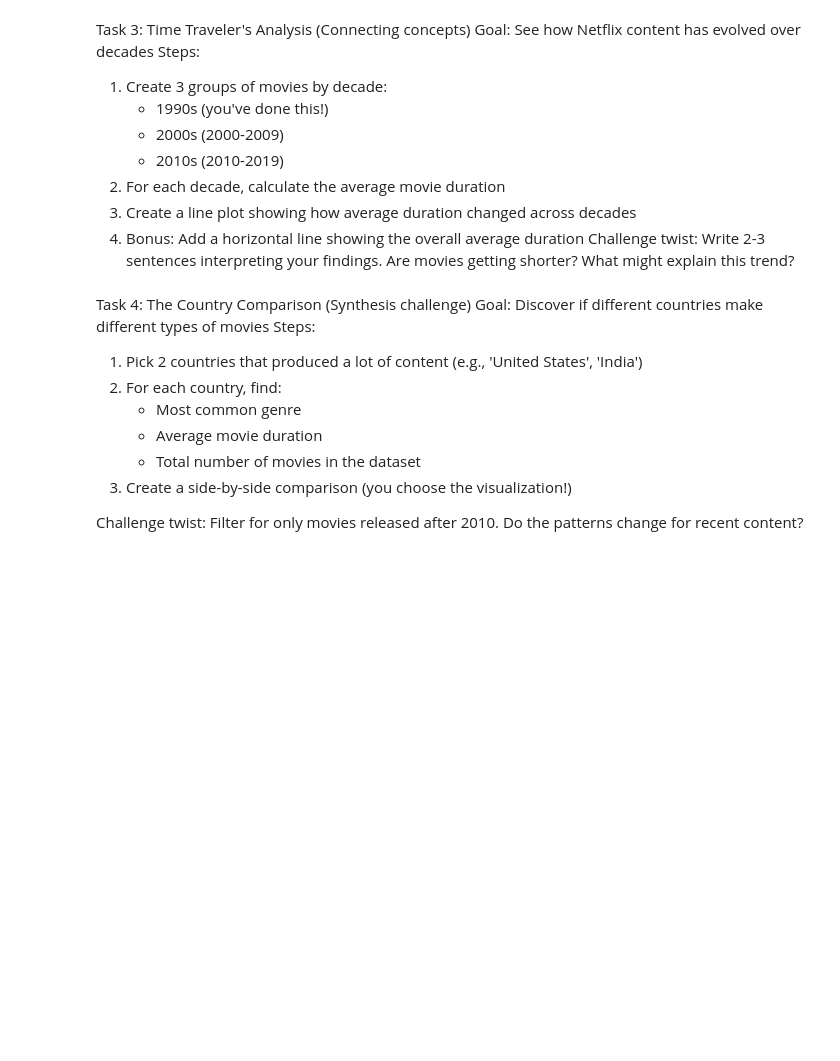
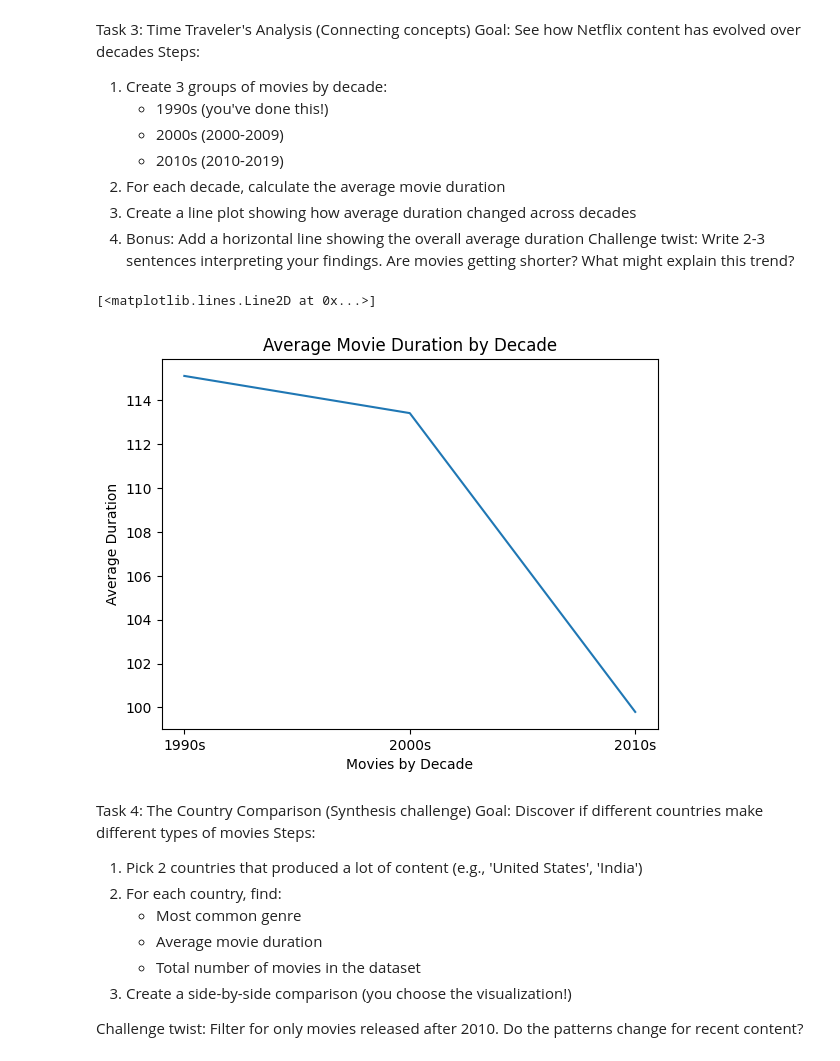
Before and after one commit to christianabusca/netflix-movies-analysis, a Jupyter notebook: netflix.ipynb, the cells around one changed output. Cells and saved outputs as stored; diff of their text form; code cells hidden in the pictures; blank space fills up the shorter version.

```diff
--- a/netflix.ipynb
+++ b/netflix.ipynb
@@ -137,3 +172,21 @@ Challenge twist: Write 2-3 sentences interpreting your findings. Are movies gett
+# %%
+# Start coding here! Use as many cells as you like
+release_year_1990 = movies[(movies['release_year'] >= 1990) & (movies['release_year'] <= 1999)]
+release_year_2000 = movies[(movies['release_year'] >= 2000) & (movies['release_year'] <= 2009)]
+release_year_2010 = movies[(movies['release_year'] >= 2010) & (movies['release_year'] <= 2019)]
+avg_1990 = release_year_1990['duration'].mean()
+avg_2000 = release_year_2000['duration'].mean()
+avg_2010 = release_year_2010['duration'].mean()
+
+decade = ['1990s', '2000s', '2010s']
+one = [avg_1990, avg_2000, avg_2010]
+plt.xlabel('Movies by Decade')
+plt.ylabel('Average Duration')
+plt.title('Average Movie Duration by Decade')
+plt.plot(decade, one)
+# %% [output]
+[<matplotlib.lines.Line2D at 0x...>]
+[figure, added]
 # %% [markdown]
 Task 4: The Country Comparison (Synthesis challenge)
 Goal: Discover if different countries make different types of movies
```
Also changed, not shown: parts of 7 cells of this notebook.
